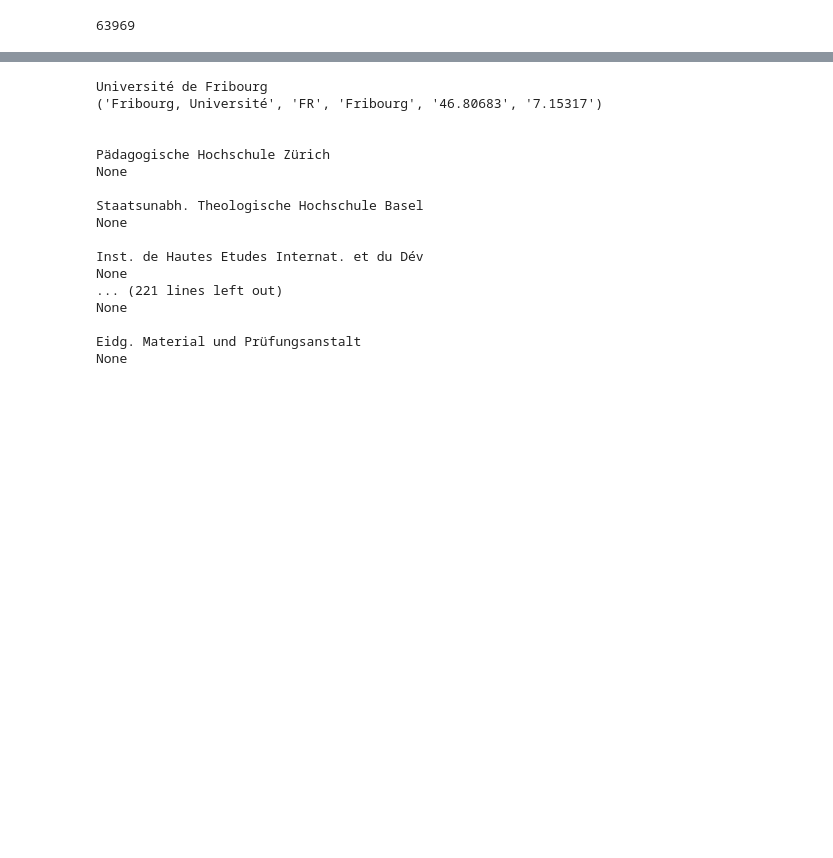
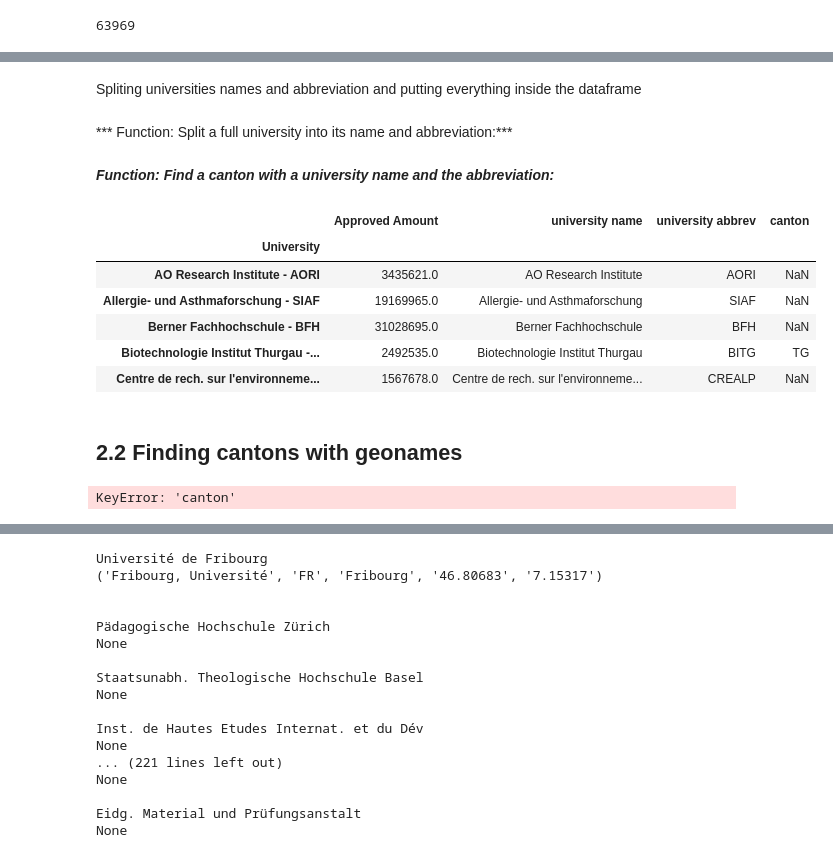
Before and after one commit to daniel-guggenheim/ada-homeworks, a Jupyter notebook: 03 - Interactive Viz/InteractiveViz.ipynb, the cells around one changed output, grey strips where cells are left out. Saved outputs shown, nothing was run; the diff lists cells and outputs as text; code cells hidden in the pictures; blank space fills up the shorter version.

```diff
--- a/03 - Interactive Viz/InteractiveViz.ipynb
+++ b/03 - Interactive Viz/InteractiveViz.ipynb
@@ -79,5 +69,5 @@ df
 # %%
-data2 = data.groupby('University').sum()
-data2.drop('Project Number', axis=1, inplace=True)
-data2.head()
+universities_pd = data.groupby('University').sum()
+universities_pd.drop('Project Number', axis=1, inplace=True)
+universities_pd.head(3)
 # %% [output]
@@ -84,0 +101,4 @@ ValueError: labels ['Project Number'] not contained in axis
+# %% [markdown]
+Spliting universities names and abbreviation and putting everything inside the dataframe
+# %% [markdown]
+*** Function: Split a full university into its name and abbreviation:***
@@ -85,3 +116,62 @@ ValueError: labels ['Project Number'] not contained in axis
+# %% [markdown]
+***Function: Find a canton with a university name and the abbreviation:***
+# %%
+## Infer the canton ID if we can find it in the University name
+def find_canton(uni_name, uni_abrev):
+    uni_canton = np.nan
+    if uni_abrev in cantons_id:
+        uni_canton = uni_abrev
+    else:
+        found_match = False
+        for canton_index, canton in enumerate(cantons_name):
+            if canton in uni_name:
+                if found_match:
+                    print(uni_canton, ' - ', canton)
+                    uni_canton = np.nan
+                else:
+                    found_match = True
+                    uni_canton = cantons_id[canton_index]
+    return uni_canton
+# %%
+name_list = []
+abbrev_list = []
+canton_list = []
+
+# We iterate over each university full name
+for uni in universities_pd.index.values:
+    uni_name, uni_abrev = split_university_in_name_and_abbrev(uni) # Splitting the name
+    uni_canton = find_canton(uni_name, uni_abrev) # Getting the canton
+
+    ## Appending to a list to put in the dataframe
+    name_list.append(uni_name)
+    abbrev_list.append(uni_abrev)
+    canton_list.append(uni_canton)
+
+universities_pd['university name'] = name_list
+universities_pd['university abbrev'] = abbrev_list
+universities_pd['canton'] = canton_list
+
+universities_pd.head()
+# %% [output]
+|  | Approved Amount | university name | university abbrev | canton |
+| University |  |  |  |  |
+| AO Research Institute - AORI | 3435621.0 | AO Research Institute | AORI | NaN |
+| Allergie- und Asthmaforschung - SIAF | 19169965.0 | Allergie- und Asthmaforschung | SIAF | NaN |
+| Berner Fachhochschule - BFH | 31028695.0 | Berner Fachhochschule | BFH | NaN |
+| Biotechnologie Institut Thurgau -... | 2492535.0 | Biotechnologie Institut Thurgau | BITG | TG |
+| Centre de rech. sur l'environneme... | 1567678.0 | Centre de rech. sur l'environneme... | CREALP | NaN |
+# %% [markdown]
+<h2>2.2 Finding cantons with geonames</h2>
+# %%
+def look_for_missing_canton(canton):
+    if canton is np.nan:
+        return 'aaaaa'
+    else:
+        return canton
+test = universities_pd.copy()
+test['canton'].apply(look_for_missing_canton).head()
+# %% [output]
+KeyError: 'canton'
 # %%
 universities = data['University'].unique()
 
```
Also changed, not shown: parts of 38 cells of this notebook.
